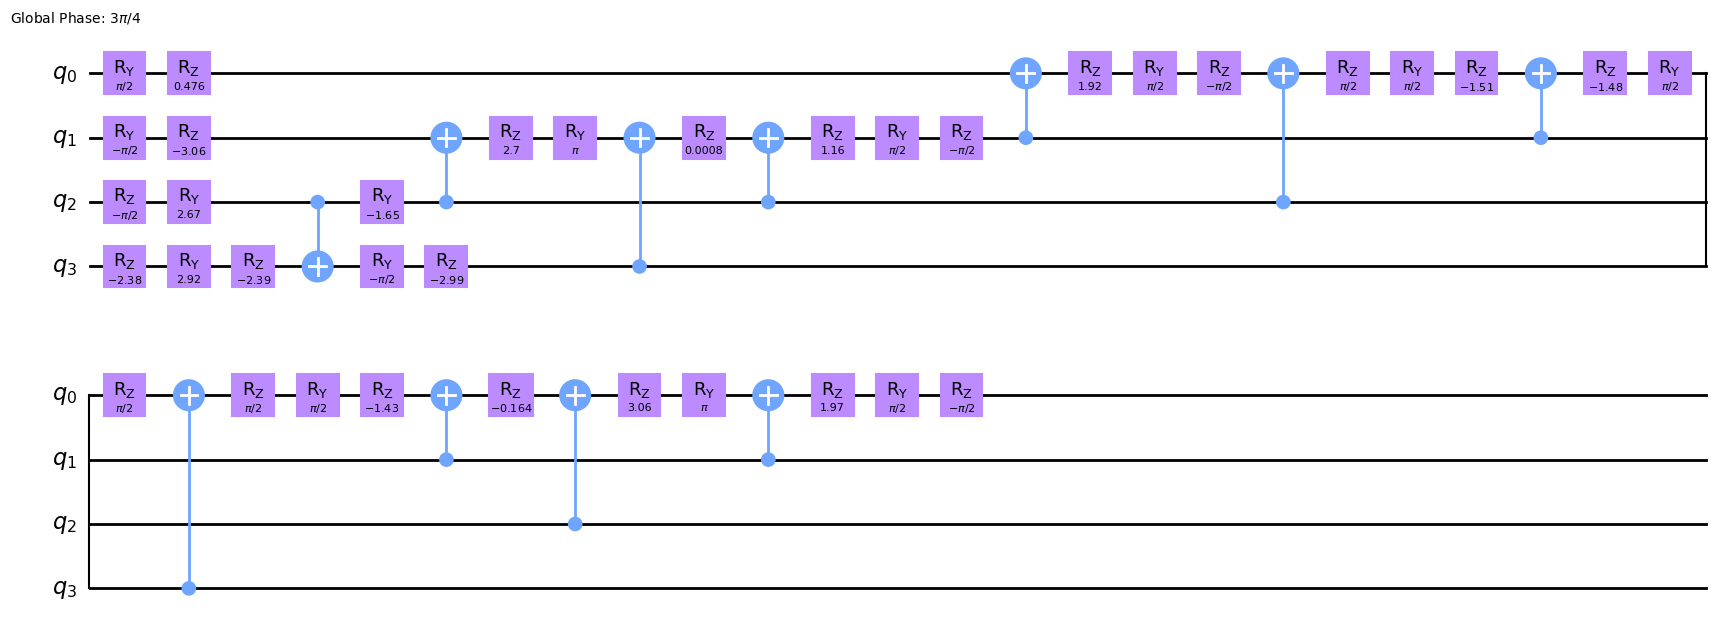
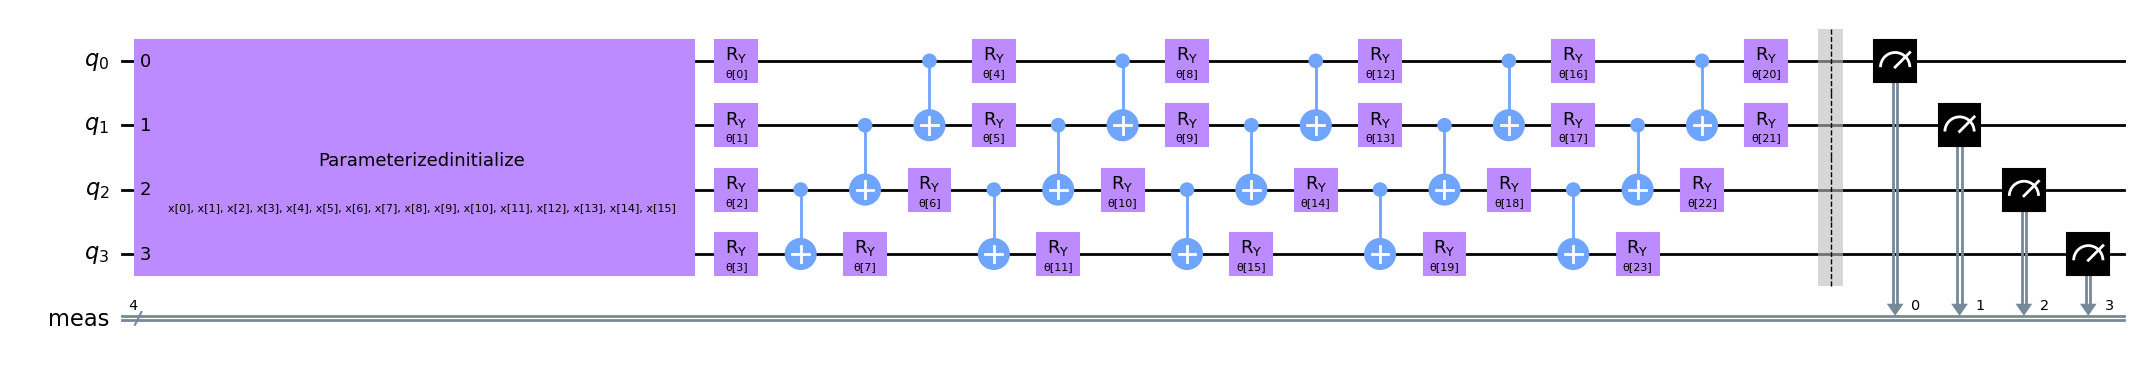
Unified diff of the notebook cell whose output changed from the first chart to the second:
--- before
+++ after
@@ -1,43 +1,77 @@
+import os
 import numpy as np
 import matplotlib.pyplot as plt
 from IPython.display import display
-
-# Qiskit
 from qiskit import QuantumCircuit, transpile
-from qiskit.circuit.library import StatePreparation, RealAmplitudes
+from qiskit.circuit.library import real_amplitudes
 from qiskit_machine_learning.circuit.library import raw_feature_vector
 
-print("--- 1. Οπτικοποίηση State Preparation (Στο βαθύτερο επίπεδο) ---")
+
+print("--- 0. Setup: Προετοιμασία Παραμέτρων, Δεδομένων & Αποθήκευσης ---")
 num_qubits = 4
+feature_dim = 16
+reps = 5
 
-# Δημιουργούμε ένα τυχαίο κανονικοποιημένο διάνυσμα 16 διαστάσεων 
-dummy_data = np.random.rand(16)
-dummy_data = dummy_data / np.linalg.norm(dummy_data) 
-
-state_prep = StatePreparation(dummy_data)
-qc = QuantumCircuit(num_qubits, name="Amplitude encoding")
-qc.append(state_prep, range(num_qubits))
-
-# Χρησιμοποιούμε transpile για να το "σπάσουμε" στις πιο βασικές πύλες που υπάρχουν
-# (CNOTs, και περιστροφές U ή R)
-qc_decomposed = transpile(qc, basis_gates=['cx', 'ry', 'rz', 'h'])
-display(qc_decomposed.draw(output='mpl', style='clifford'))
+# Ορισμός και δημιουργία του φακέλου αποθήκευσης αν δεν υπάρχει
+photos_dir = os.path.expanduser('~/Documents/projects/Quantum-IDS-NSLKDD/photos')
+os.makedirs(photos_dir, exist_ok=True)
+print(f" Οι φωτογραφίες θα αποθηκεύονται αυτόματα στο:\n{photos_dir}")
 
 
-print("\n--- 2. Δομή VQC (Feature Map + Ansatz) (Αναλυτικά) ---")
+dummy_data = np.random.rand(feature_dim)
+dummy_data = dummy_data / np.linalg.norm(dummy_data)
 
-# Feature Map (16 διαστάσεις)
-feature_vector_circuit = raw_feature_vector(feature_dimension=16)
+current_style = 'clifford'
 
-# Ansatz (RealAmplitudes με reps=5)
-ansatz_amp = RealAmplitudes(num_qubits=4, reps=5)
 
-# Ένωση (Compose) των δύο μερών
-vqc_amp = feature_vector_circuit.compose(ansatz_amp)
+print("\n--- 1. Γενική Επισκόπηση: Αρχιτεκτονική VQC ---")
 
-print(f'Απαιτούμενα Qubits: {vqc_amp.num_qubits}')
-print(f'Αριθμός παραμέτρων ansatz: {vqc_amp.num_parameters}')
 
-# Εδώ προσθέτουμε το .decompose(reps=2) για να δούμε τα CNOTs και τα Ry gates!
-fig = vqc_amp.decompose(reps=2).draw(output='mpl', style='clifford')
-display(fig)
+feature_map_circuit = raw_feature_vector(feature_dimension=feature_dim)
+feature_map_circuit.name = "Feature Map (Data loading: x)"
+
+# Ansatz (RealAmplitudes: 4 Qubits, 5 reps = 24 parameters θ)
+ansatz_amp = real_amplitudes(num_qubits=num_qubits, reps=reps)
+ansatz_amp.name = "Ansatz (Model: θ)"
+
+
+vqc_overview = feature_map_circuit.compose(ansatz_amp)
+vqc_overview.measure_all() 
+fig_overview = vqc_overview.draw(output='mpl', style=current_style, fold=-1)
+fig_overview.savefig(os.path.join(photos_dir, '1_vqc_overview.png'), dpi=300, bbox_inches='tight', facecolor='white')
+display(fig_overview)
+
+print("\n--- 2. Αναλυτική Εξέταση: STATE 1 (Feature Map - data preparation) ---")
+
+bound_feature_map = feature_map_circuit.assign_parameters(dummy_data)
+
+fm_flat = transpile(bound_feature_map, basis_gates=['u', 'cx'], optimization_level=0)
+
+print(f"Απαιτούμενα Qubits για data loading: {fm_flat.num_qubits}")
+print(f"Βάθος κυκλώματος fm: {fm_flat.depth()}\n")
+
+
+fig1 = fm_flat.draw(output='mpl', style=current_style, fold=-1)
+fig1.savefig(os.path.join(photos_dir, '2_feature_map_detailed.png'), dpi=300, bbox_inches='tight', facecolor='white')
+display(fig1)
+
+
+print("\n--- 3. Αναλυτική Εξέταση: STATE 2 (Ansatz - training structure) ---")
+
+ansatz_flat = transpile(ansatz_amp, basis_gates=['ry', 'cx'], optimization_level=0)
+
+print(f"Απαιτούμενα Qubits για το μοντέλο: {ansatz_flat.num_qubits}")
+print(f"Βάθος κυκλώματος ansatz: {ansatz_flat.depth()}")
+print(f"Συνολικές εκπαιδεύσιμες παράμετροι θ: {ansatz_flat.num_parameters}\n")
+
+fig2 = ansatz_flat.draw(output='mpl', style=current_style, fold=-1)
+fig2.savefig(os.path.join(photos_dir, '3_ansatz_detailed.png'), dpi=300, bbox_inches='tight', facecolor='white')
+display(fig2)
+
+print("\n--- 4. Εννοιολογικό Template: Δομή ΜΙΑΣ Επανάληψης (RY layer + CNOT Entangler) ---")
+single_rep = real_amplitudes(num_qubits=4, reps=1)
+
+# Σχεδίαση, Αποθήκευση και Εμφάνιση
+fig_template = transpile(single_rep, basis_gates=['ry', 'cx'], optimization_level=0).draw(output='mpl', style=current_style)
+fig_template.savefig(os.path.join(photos_dir, '4_ansatz_single_rep.png'), dpi=300, bbox_inches='tight', facecolor='white')
+display(fig_template)

Commit: fix: updated output CircuitDesing